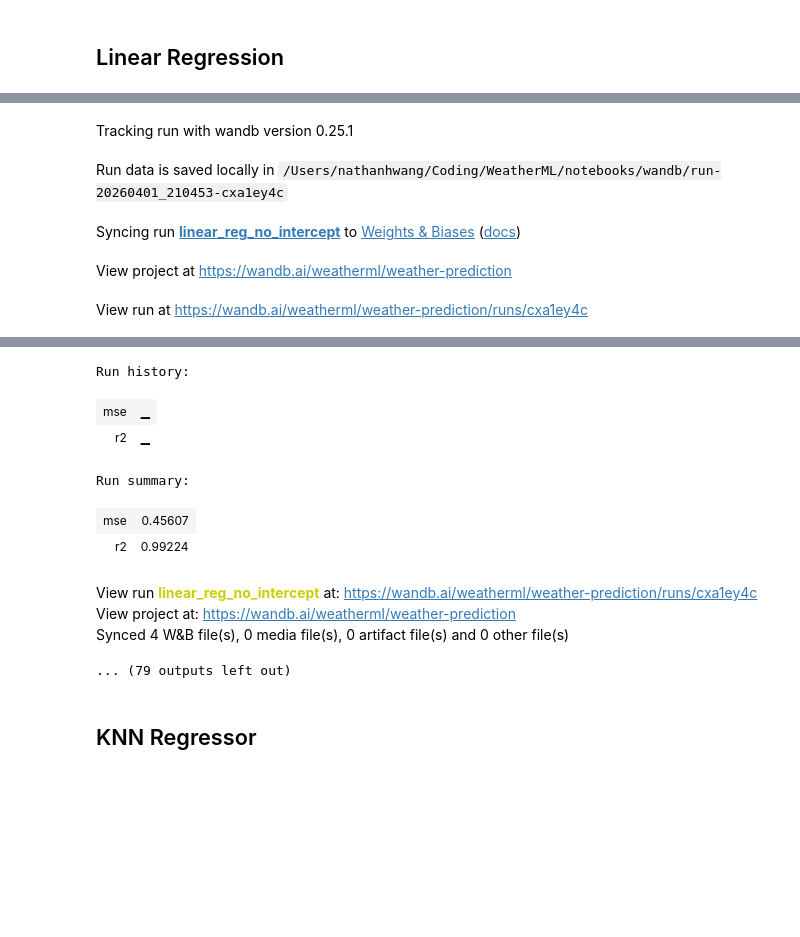
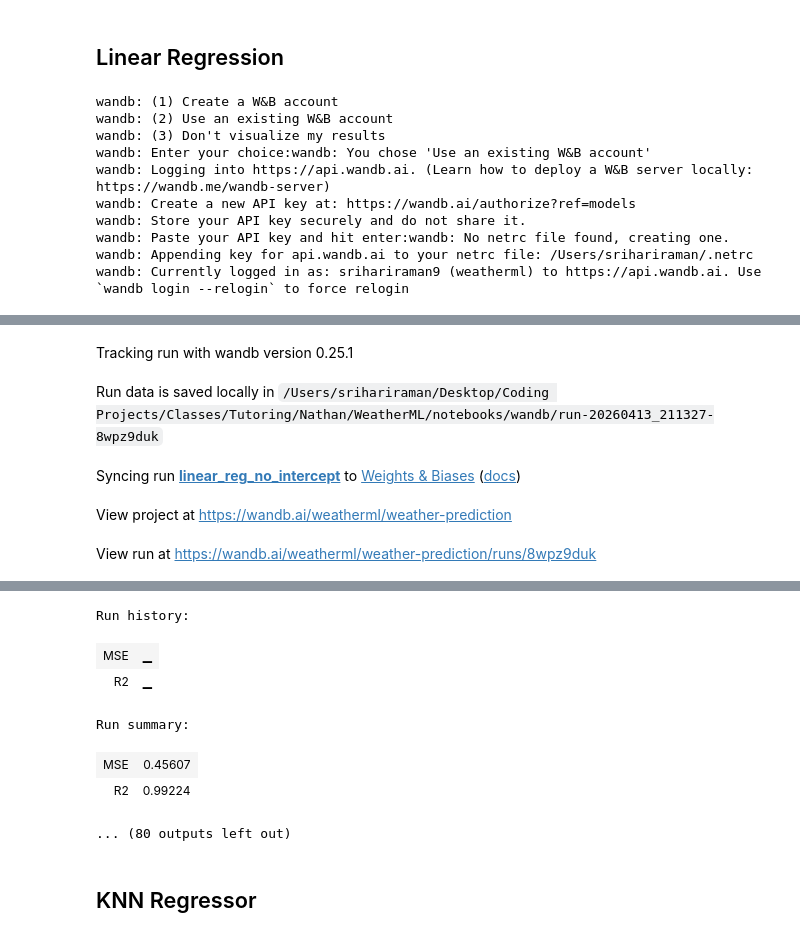
Before and after one commit to nathanhwang2009-droid/WeatherML, a Jupyter notebook: notebooks/training.ipynb, the cells around one changed output, grey strips where cells are left out. Saved outputs shown, nothing was run; the diff lists cells and outputs as text; code cells hidden in the pictures; blank space fills up the shorter version.

```diff
--- a/notebooks/training.ipynb
+++ b/notebooks/training.ipynb
@@ -38,6 +38,9 @@ df.head()
 # Set up training loop with Weights and Biases
 
 from sklearn.linear_model import LinearRegression, Ridge, Lasso
+import joblib
+import os
+import tempfile
 import wandb
 
 training_params = [
@@ -83,46 +86,64 @@ training_params = [
     },
 ]
 
 # Prepare data
 X = df.drop(columns=["apparent_temperature_max"], axis=1)
 y = df["apparent_temperature_max"]
 
 # Split data
 X_train, X_test, y_train, y_test = train_test_split(X, y, test_size=0.2, random_state=42)
 
 # Run each of the params with Weights and Biases
 for config in training_params:
     run_name = config["run_name"]
     params = config["params"]
     model_class = config["model_class"]
 
     with wandb.init(project="weather-prediction", name=run_name, config=params) as run:
         model = model_class(**params)   # <-- use model_class here
         model.fit(X_train, y_train)
 
         y_pred = model.predict(X_test)
         mse = mean_squared_error(y_test, y_pred)
         r2 = r2_score(y_test, y_pred)
 
-        run.log({"mse": mse, "r2": r2})
+        run.log({"MSE": mse, "R2": r2})
+
+        with tempfile.TemporaryDirectory() as tmpdir:
+            model_path = os.path.join(tmpdir, "model.pkl")
+            joblib.dump(model, model_path)
+            artifact = wandb.Artifact(
+                name=f"{run_name.lower()}_estimator",
+                type="model",
+                metadata={"MSE": float(mse), "R2": float(r2), "run_name": run_name},
+            )
+            artifact.add_file(model_path, name="model.pkl")
+            run.log_artifact(artifact)
 # %% [output]
+wandb: (1) Create a W&B account
+wandb: (2) Use an existing W&B account
+wandb: (3) Don't visualize my results
+wandb: Enter your choice:wandb: You chose 'Use an existing W&B account'
+wandb: Logging into https://api.wandb.ai. (Learn how to deploy a W&B server locally: https://wandb.me/wandb-server)
+wandb: Create a new API key at: https://wandb.ai/authorize?ref=models
+wandb: Store your API key securely and do not share it.
+wandb: Paste your API key and hit enter:wandb: No netrc file found, creating one.
+wandb: Appending key for api.wandb.ai to your netrc file: /Users/srihariraman/.netrc
+wandb: Currently logged in as: srihariraman9 (weatherml) to https://api.wandb.ai. Use `wandb login --relogin` to force relogin
 [interactive output not drawn]
 Tracking run with wandb version 0.25.1
-Run data is saved locally in /Users/nathanhwang/Coding/WeatherML/notebooks/wandb/run-20260401_210453-cxa1ey4c
+Run data is saved locally in /Users/srihariraman/Desktop/Coding Projects/Classes/Tutoring/Nathan/WeatherML/notebooks/wandb/run-20260413_211327-8wpz9duk
 Syncing run linear_reg_no_intercept to Weights & Biases (docs)
 View project at https://wandb.ai/weatherml/weather-prediction
-View run at https://wandb.ai/weatherml/weather-prediction/runs/cxa1ey4c
+View run at https://wandb.ai/weatherml/weather-prediction/runs/8wpz9duk
 [interactive output not drawn]
-Run history:
+Run history:
-| mse | ▁ |
-| r2 | ▁ |
+| MSE | ▁ |
+| R2 | ▁ |
-Run summary:
+Run summary:
-| mse | 0.45607 |
-| r2 | 0.99224 |
+| MSE | 0.45607 |
+| R2 | 0.99224 |
-View run linear_reg_no_intercept at: https://wandb.ai/weatherml/weather-prediction/runs/cxa1ey4c
-View project at: https://wandb.ai/weatherml/weather-prediction
-Synced 4 W&B file(s), 0 media file(s), 0 artifact file(s) and 0 other file(s)
-... (79 outputs left out)
+... (80 outputs left out)
 # %% [markdown]
 ## KNN Regressor
 # %%
```
Also changed, not shown: parts of 10 cells of this notebook, 3 other files.
